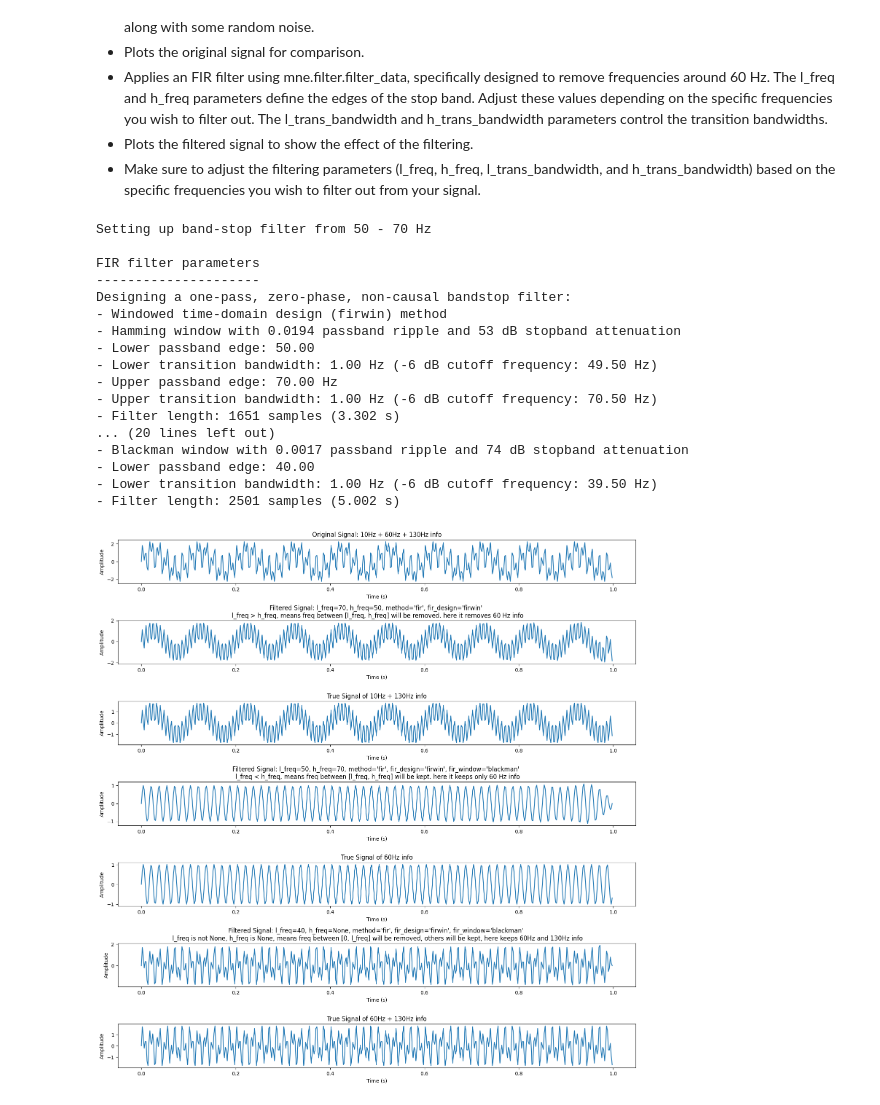
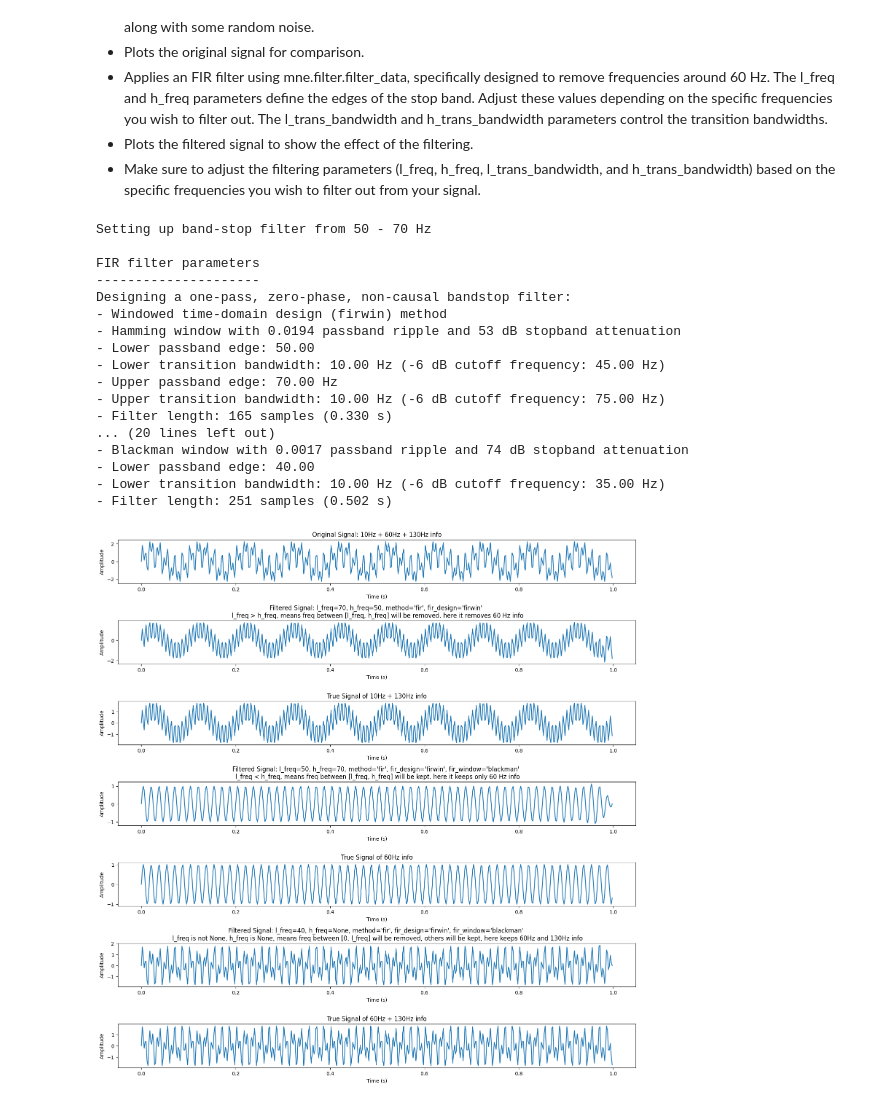
Before and after one commit to zhangfaen/python-pytorch-tips, a Jupyter notebook: mne.fir.test.ipynb, the cells around one changed output. Saved outputs shown, nothing was run; the diff lists cells and outputs as text; code cells hidden in the pictures.

```diff
--- a/mne.fir.test.ipynb
+++ b/mne.fir.test.ipynb
@@ -31,7 +31,7 @@ plt.ylabel('Amplitude')
 
 # Use MNE to create an FIR filter to remove 60 Hz
 # Note: Adjust 'l_freq' and 'h_freq' to define the filter's passband
-filtered_signal = mne.filter.filter_data(signal, sfreq=fs, l_freq=70, h_freq=50, method='fir', fir_design='firwin', l_trans_bandwidth=1, h_trans_bandwidth=1, phase='zero')
+filtered_signal = mne.filter.filter_data(signal, sfreq=fs, l_freq=70, h_freq=50, method='fir', fir_design='firwin', l_trans_bandwidth=10, h_trans_bandwidth=10, phase='zero')
 
 # Plot the filtered signal
 plt.subplot(num_rows, 1, 2)
@@ -49,7 +49,7 @@ plt.xlabel('Time (s)')
 plt.ylabel('Amplitude')
 
 # Use MNE to create an FIR filter to remove 60 Hz
-filtered_signal = mne.filter.filter_data(signal, sfreq=fs, l_freq=50, h_freq=70, method='fir', fir_design='firwin', fir_window='blackman', l_trans_bandwidth=1, h_trans_bandwidth=1, phase='zero')
+filtered_signal = mne.filter.filter_data(signal, sfreq=fs, l_freq=50, h_freq=70, method='fir', fir_design='firwin', fir_window='blackman', l_trans_bandwidth=10, h_trans_bandwidth=10, phase='zero')
 
 # Plot the filtered signal
 plt.subplot(num_rows, 1, 4)
@@ -67,39 +67,39 @@ plt.xlabel('Time (s)')
 plt.ylabel('Amplitude')
 
 
-filtered_signal = mne.filter.filter_data(signal, sfreq=fs, l_freq=40, h_freq=None, method='fir', fir_design='firwin', fir_window='blackman', l_trans_bandwidth=1, h_trans_bandwidth=1, phase='zero')
+filtered_signal = mne.filter.filter_data(signal, sfreq=fs, l_freq=40, h_freq=None, method='fir', fir_design='firwin', fir_window='blackman', l_trans_bandwidth=10, h_trans_bandwidth=10, phase='zero')
 # Plot the filtered signal
 plt.subplot(num_rows, 1, 6)
 plt.plot(times, filtered_signal)
 plt.title("Filtered Signal: l_freq=40, h_freq=None, method='fir', fir_design='firwin', fir_window='blackman' \n l_freq is not None, h_freq is None, means freq between [0, l_freq] will be removed, others will be kept, here keeps 60Hz and 130Hz info")
 plt.xlabel('Time (s)')
 plt.ylabel('Amplitude')
 plt.tight_layout()
 
 true_signal = np.sin(2 * np.pi * 60 * times) + np.sin(2 * np.pi * 130 * times)
 plt.subplot(num_rows, 1, 7)
 plt.plot(times, true_signal)
 plt.title('True Signal of 60Hz + 130Hz info')
 plt.xlabel('Time (s)')
 plt.ylabel('Amplitude')
 
 plt.show()
 # %% [output]
 Setting up band-stop filter from 50 - 70 Hz
 
 FIR filter parameters
 ---------------------
 Designing a one-pass, zero-phase, non-causal bandstop filter:
 - Windowed time-domain design (firwin) method
 - Hamming window with 0.0194 passband ripple and 53 dB stopband attenuation
 - Lower passband edge: 50.00
-- Lower transition bandwidth: 1.00 Hz (-6 dB cutoff frequency: 49.50 Hz)
+- Lower transition bandwidth: 10.00 Hz (-6 dB cutoff frequency: 45.00 Hz)
 - Upper passband edge: 70.00 Hz
-- Upper transition bandwidth: 1.00 Hz (-6 dB cutoff frequency: 70.50 Hz)
-- Filter length: 1651 samples (3.302 s)
+- Upper transition bandwidth: 10.00 Hz (-6 dB cutoff frequency: 75.00 Hz)
+- Filter length: 165 samples (0.330 s)
 ... (20 lines left out)
 - Blackman window with 0.0017 passband ripple and 74 dB stopband attenuation
 - Lower passband edge: 40.00
-- Lower transition bandwidth: 1.00 Hz (-6 dB cutoff frequency: 39.50 Hz)
-- Filter length: 2501 samples (5.002 s)
+- Lower transition bandwidth: 10.00 Hz (-6 dB cutoff frequency: 35.00 Hz)
+- Filter length: 251 samples (0.502 s)
-[figure, old version]
+[figure, new version]
```
